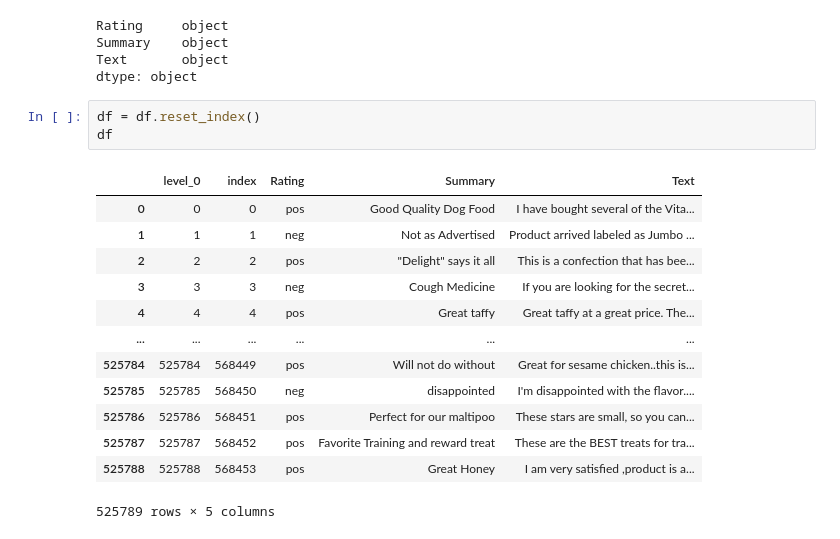
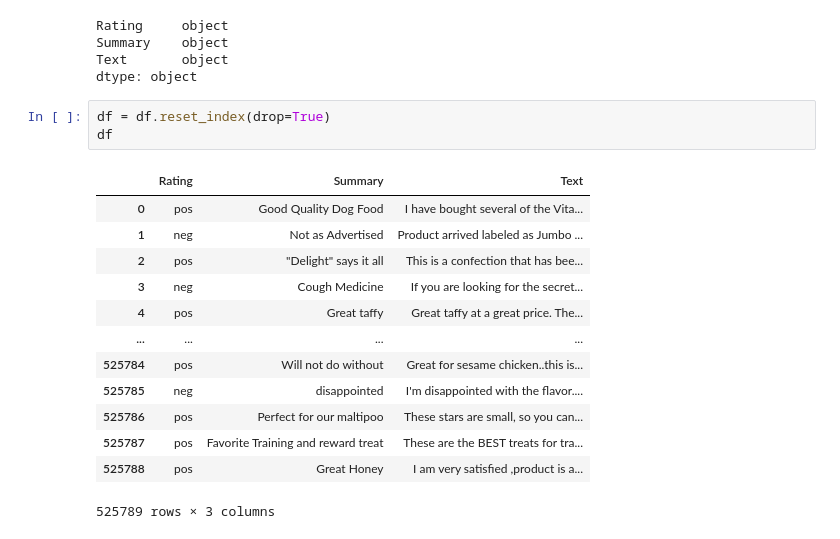
Before and after one commit to kimsagha/NLP_AmazonReviews, a Jupyter notebook: reviews.ipynb, the cells around one changed output. Drawn from its saved outputs; the diff is of its cells as text.

```diff
--- a/reviews.ipynb
+++ b/reviews.ipynb
@@ -115,19 +117,19 @@ Summary    object
 Text       object
 dtype: object
 # %%
-df = df.reset_index()
+df = df.reset_index(drop=True)
 df
 # %% [output]
-|  | level_0 | index | Rating | Summary | Text |
-| 0 | 0 | 0 | pos | Good Quality Dog Food | I have bought several of the Vita... |
-| 1 | 1 | 1 | neg | Not as Advertised | Product arrived labeled as Jumbo ... |
-| 2 | 2 | 2 | pos | "Delight" says it all | This is a confection that has bee... |
-| 3 | 3 | 3 | neg | Cough Medicine | If you are looking for the secret... |
-| 4 | 4 | 4 | pos | Great taffy | Great taffy at a great price. The... |
-| ... | ... | ... | ... | ... | ... |
-| 525784 | 525784 | 568449 | pos | Will not do without | Great for sesame chicken..this is... |
-| 525785 | 525785 | 568450 | neg | disappointed | I'm disappointed with the flavor.... |
-| 525786 | 525786 | 568451 | pos | Perfect for our maltipoo | These stars are small, so you can... |
-| 525787 | 525787 | 568452 | pos | Favorite Training and reward treat | These are the BEST treats for tra... |
-| 525788 | 525788 | 568453 | pos | Great Honey | I am very satisfied ,product is a... |
+|  | Rating | Summary | Text |
+| 0 | pos | Good Quality Dog Food | I have bought several of the Vita... |
+| 1 | neg | Not as Advertised | Product arrived labeled as Jumbo ... |
+| 2 | pos | "Delight" says it all | This is a confection that has bee... |
+| 3 | neg | Cough Medicine | If you are looking for the secret... |
+| 4 | pos | Great taffy | Great taffy at a great price. The... |
+| ... | ... | ... | ... |
+| 525784 | pos | Will not do without | Great for sesame chicken..this is... |
+| 525785 | neg | disappointed | I'm disappointed with the flavor.... |
+| 525786 | pos | Perfect for our maltipoo | These stars are small, so you can... |
+| 525787 | pos | Favorite Training and reward treat | These are the BEST treats for tra... |
+| 525788 | pos | Great Honey | I am very satisfied ,product is a... |
-525789 rows × 5 columns
+525789 rows × 3 columns
```
Also changed, not shown: parts of 14 cells of this notebook.
